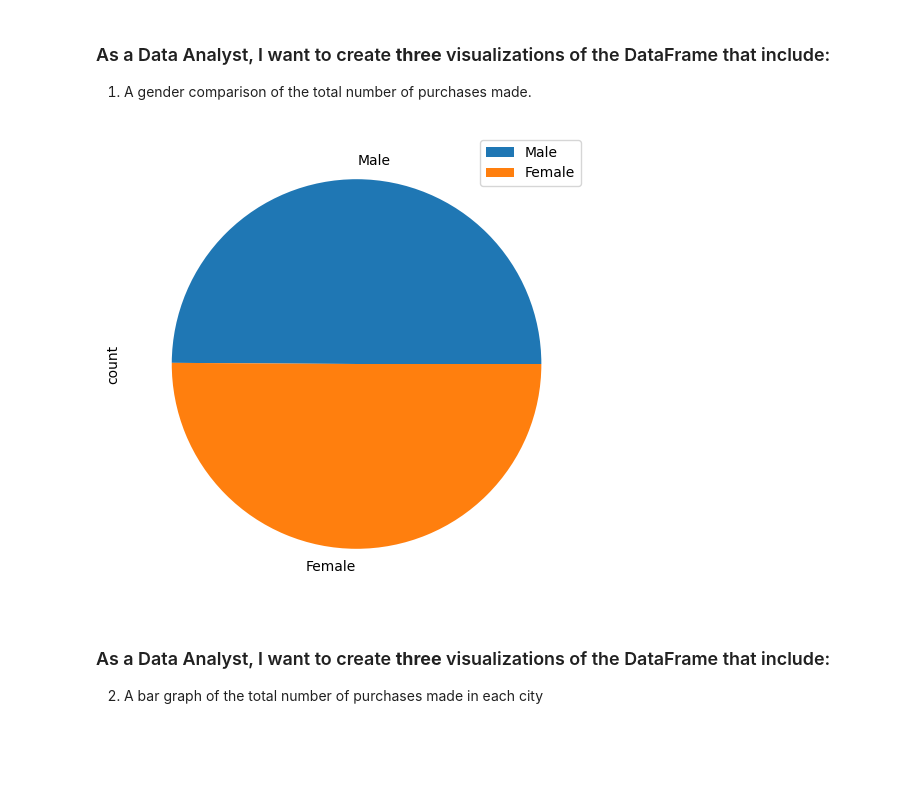
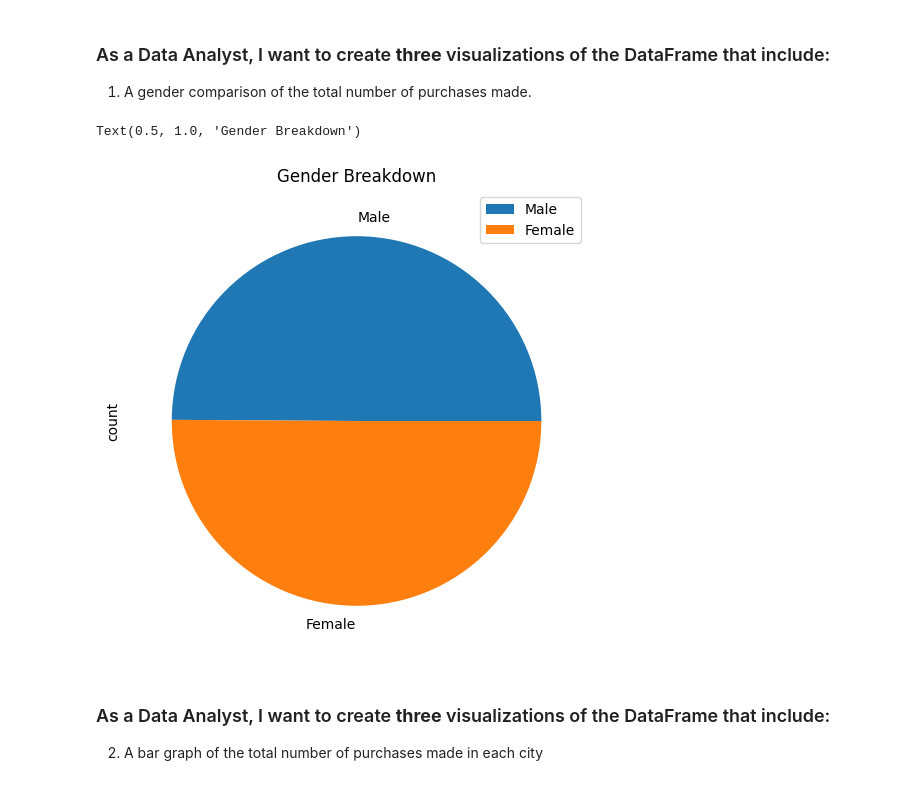
Before and after one commit to JenVega09/ExploratoryDataAnalysis, a Jupyter notebook: exploratory_data_analysis.ipynb, the cells around one changed output. Cells and saved outputs as stored; diff of their text form; code cells hidden in the pictures; blank space fills up the shorter version.

```diff
--- a/exploratory_data_analysis.ipynb
+++ b/exploratory_data_analysis.ipynb
@@ -114,10 +114,12 @@ average_rating_df
 # %%
 gender_query = "SELECT Gender, COUNT(*) AS count FROM sales GROUP BY Gender ORDER BY count"
 gender_df=pd.read_sql_query(gender_query,mydb)
 gender_df.set_index(["Gender"], inplace = True)
 gender_pie_chart = gender_df.plot.pie(y = "count", figsize = (9,6))
+plt.title("Gender Breakdown")
 # %% [output]
+Text(0.5, 1.0, 'Gender Breakdown')
-[figure, old version]
+[figure, new version]
 # %% [markdown]
 ### As a Data Analyst, I want to create **three** visualizations of the DataFrame that include:
 2. A bar graph of the total number of purchases made in each city
```
Also changed, not shown: parts of 6 cells of this notebook.
